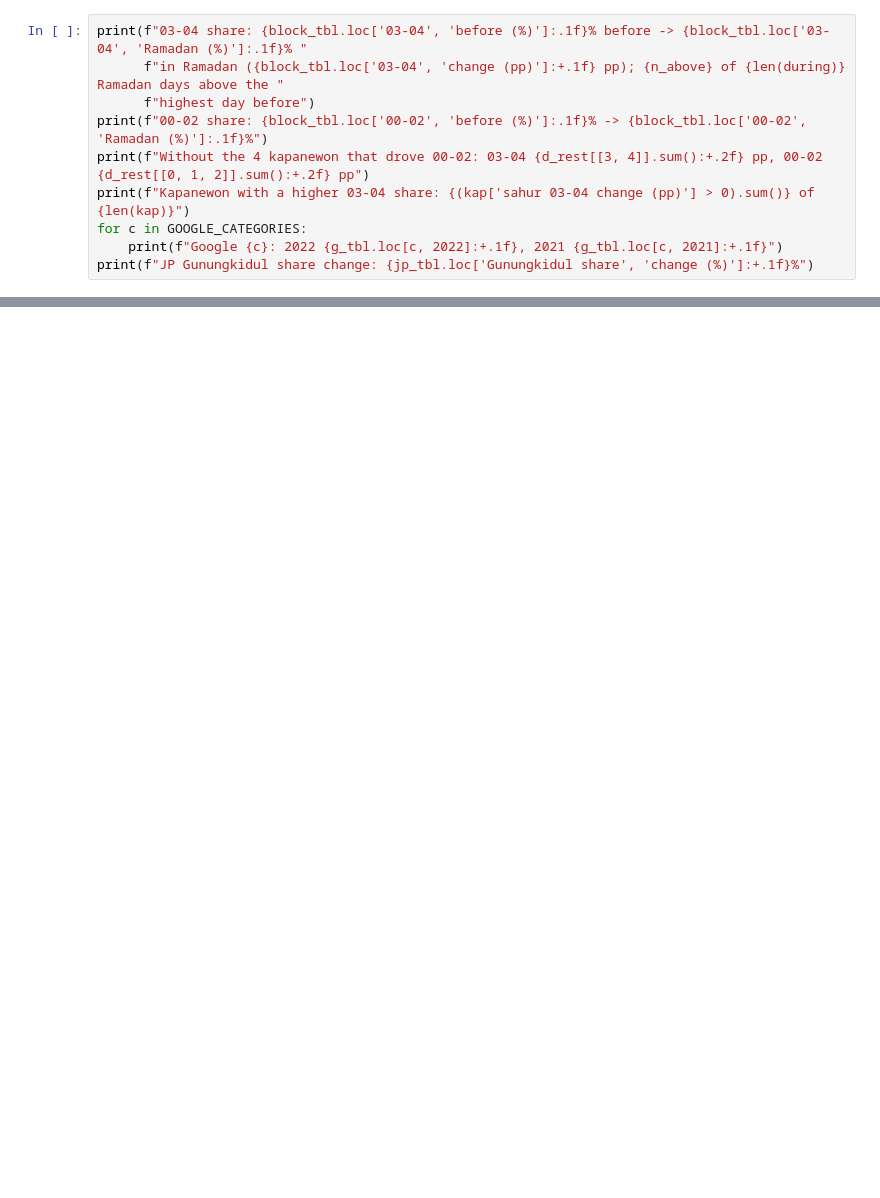
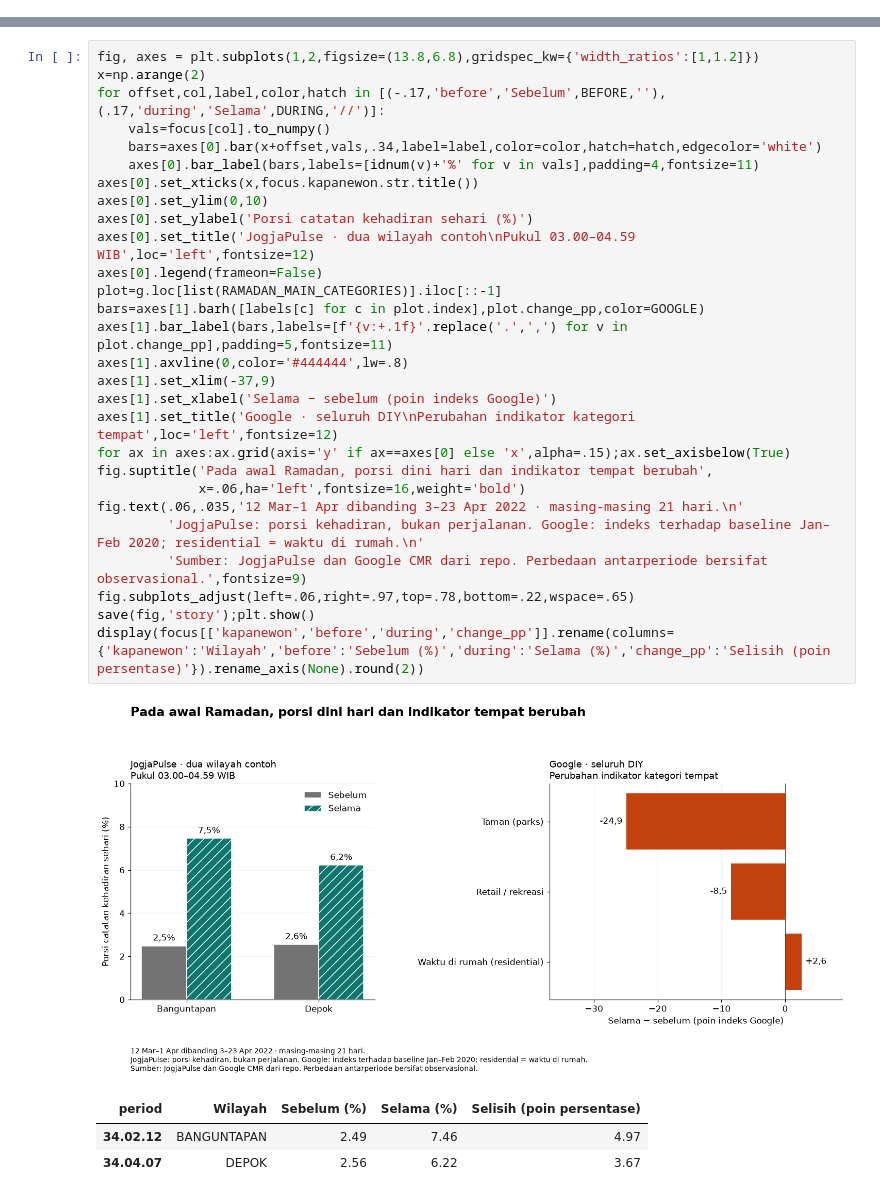
Before and after one commit to FachryAlfareeza/JogjaHumanMobility, a Jupyter notebook: notebooks/06_ramadan.ipynb, the cells around one changed output, grey strips where cells are left out. Saved outputs shown, nothing was run; the diff lists cells and outputs as text; blank space fills up the shorter version.

Commit message:
Complete Ramadan timing and Google category analysis

```diff
--- a/notebooks/06_ramadan.ipynb
+++ b/notebooks/06_ramadan.ipynb
@@ -346,10 +0,0 @@ savefig(fig, "google_categories")
-# %%
-print(f"03-04 share: {block_tbl.loc['03-04', 'before (%)']:.1f}% before -> {block_tbl.loc['03-04', 'Ramadan (%)']:.1f}% "
-      f"in Ramadan ({block_tbl.loc['03-04', 'change (pp)']:+.1f} pp); {n_above} of {len(during)} Ramadan days above the "
-      f"highest day before")
-print(f"00-02 share: {block_tbl.loc['00-02', 'before (%)']:.1f}% -> {block_tbl.loc['00-02', 'Ramadan (%)']:.1f}%")
-print(f"Without the 4 kapanewon that drove 00-02: 03-04 {d_rest[[3, 4]].sum():+.2f} pp, 00-02 {d_rest[[0, 1, 2]].sum():+.2f} pp")
-print(f"Kapanewon with a higher 03-04 share: {(kap['sahur 03-04 change (pp)'] > 0).sum()} of {len(kap)}")
-for c in GOOGLE_CATEGORIES:
-    print(f"Google {c}: 2022 {g_tbl.loc[c, 2022]:+.1f}, 2021 {g_tbl.loc[c, 2021]:+.1f}")
-print(f"JP Gunungkidul share change: {jp_tbl.loc['Gunungkidul share', 'change (%)']:+.1f}%")
@@ -375,0 +76,33 @@ Interpretation (wording follows the numbers printed above):
+# %%
+fig, axes = plt.subplots(1,2,figsize=(13.8,6.8),gridspec_kw={'width_ratios':[1,1.2]})
+x=np.arange(2)
+for offset,col,label,color,hatch in [(-.17,'before','Sebelum',BEFORE,''),(.17,'during','Selama',DURING,'//')]:
+    vals=focus[col].to_numpy()
+    bars=axes[0].bar(x+offset,vals,.34,label=label,color=color,hatch=hatch,edgecolor='white')
+    axes[0].bar_label(bars,labels=[idnum(v)+'%' for v in vals],padding=4,fontsize=11)
+axes[0].set_xticks(x,focus.kapanewon.str.title())
+axes[0].set_ylim(0,10)
+axes[0].set_ylabel('Porsi catatan kehadiran sehari (%)')
+axes[0].set_title('JogjaPulse · dua wilayah contoh\nPukul 03.00–04.59 WIB',loc='left',fontsize=12)
+axes[0].legend(frameon=False)
+plot=g.loc[list(RAMADAN_MAIN_CATEGORIES)].iloc[::-1]
+bars=axes[1].barh([labels[c] for c in plot.index],plot.change_pp,color=GOOGLE)
+axes[1].bar_label(bars,labels=[f'{v:+.1f}'.replace('.',',') for v in plot.change_pp],padding=5,fontsize=11)
+axes[1].axvline(0,color='#444444',lw=.8)
+axes[1].set_xlim(-37,9)
+axes[1].set_xlabel('Selama − sebelum (poin indeks Google)')
+axes[1].set_title('Google · seluruh DIY\nPerubahan indikator kategori tempat',loc='left',fontsize=12)
+for ax in axes:ax.grid(axis='y' if ax==axes[0] else 'x',alpha=.15);ax.set_axisbelow(True)
+fig.suptitle('Pada awal Ramadan, porsi dini hari dan indikator tempat berubah',
+             x=.06,ha='left',fontsize=16,weight='bold')
+fig.text(.06,.035,'12 Mar–1 Apr dibanding 3–23 Apr 2022 · masing-masing 21 hari.\n'
+         'JogjaPulse: porsi kehadiran, bukan perjalanan. Google: indeks terhadap baseline Jan–Feb 2020; residential = waktu di rumah.\n'
+         'Sumber: JogjaPulse dan Google CMR dari repo. Perbedaan antarperiode bersifat observasional.',fontsize=9)
+fig.subplots_adjust(left=.06,right=.97,top=.78,bottom=.22,wspace=.65)
+save(fig,'story');plt.show()
+display(focus[['kapanewon','before','during','change_pp']].rename(columns={'kapanewon':'Wilayah','before':'Sebelum (%)','during':'Selama (%)','change_pp':'Selisih (poin persentase)'}).rename_axis(None).round(2))
+# %% [output]
+[figure, added]
+| period | Wilayah | Sebelum (%) | Selama (%) | Selisih (poin persentase) |
+| 34.02.12 | BANGUNTAPAN | 2.49 | 7.46 | 4.97 |
+| 34.04.07 | DEPOK | 2.56 | 6.22 | 3.67 |
```
Also changed, not shown: parts of 33 cells of this notebook, 24 other files.
